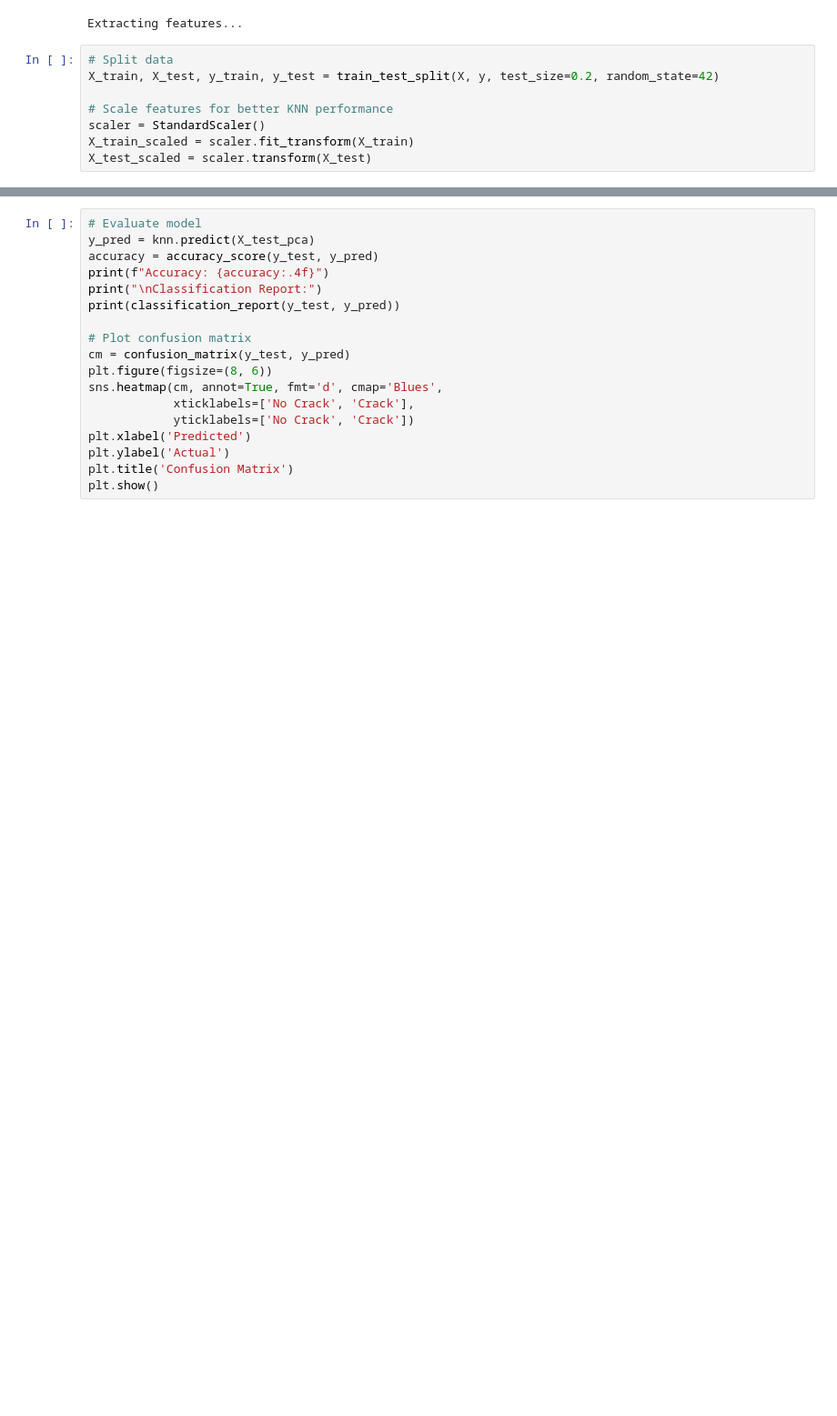
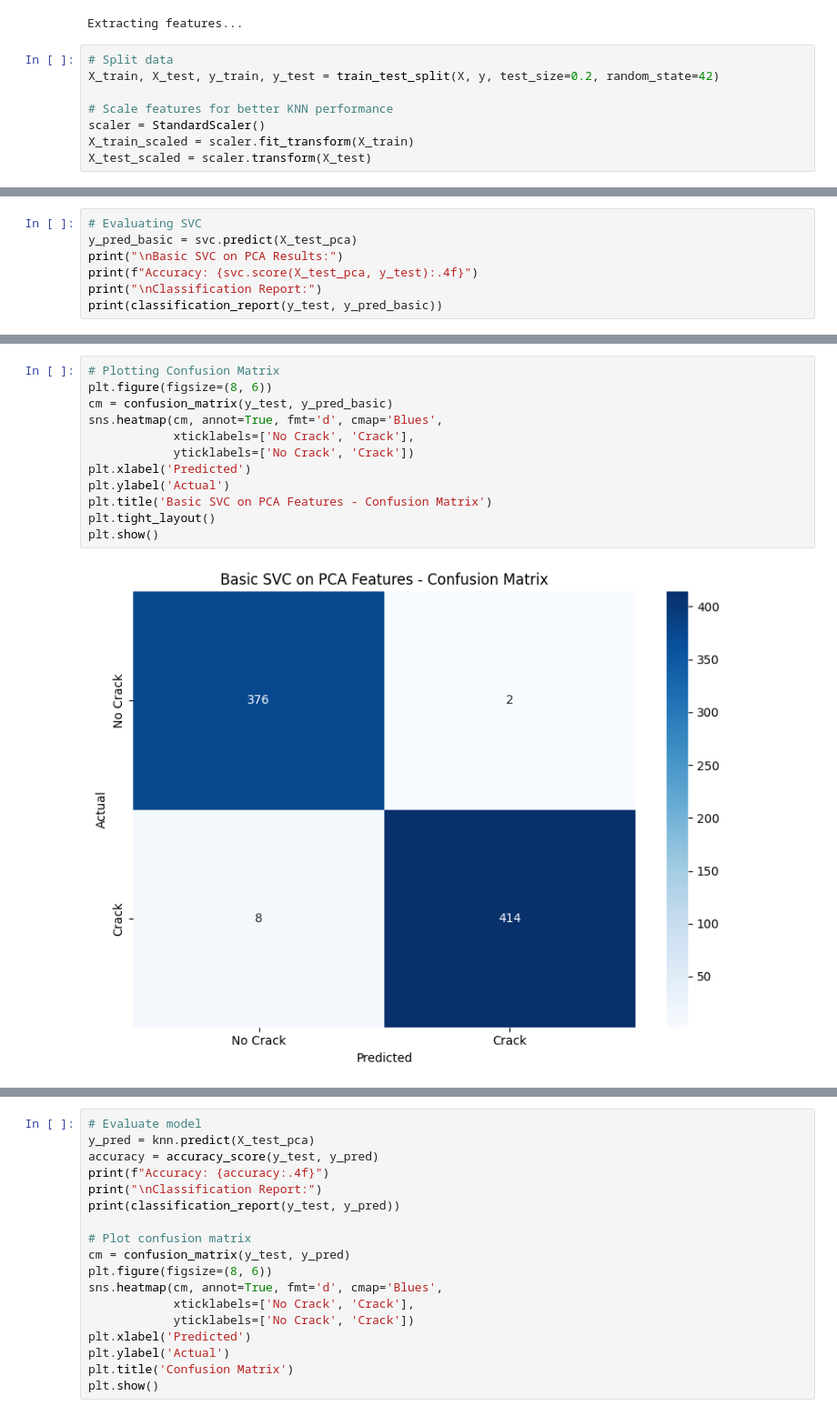
Before and after one commit to call-me-jot/surface-crack-detector, a Jupyter notebook: surface_crack_detector.ipynb, the cells around one changed output, grey strips where cells are left out. Shown at 91% size. Saved outputs shown, nothing was run; the diff lists cells and outputs as text; blank space fills up the shorter version.

```diff
--- a/surface_crack_detector.ipynb
+++ b/surface_crack_detector.ipynb
@@ -280,0 +296,7 @@ KNeighborsClassifier(algorithm='kd_tree', n_jobs=-1, weights='distance')
+# %%
+# Evaluating SVC
+y_pred_basic = svc.predict(X_test_pca)
+print("\nBasic SVC on PCA Results:")
+print(f"Accuracy: {svc.score(X_test_pca, y_test):.4f}")
+print("\nClassification Report:")
+print(classification_report(y_test, y_pred_basic))
@@ -280,0 +316,14 @@ KNeighborsClassifier(algorithm='kd_tree', n_jobs=-1, weights='distance')
+# %%
+# Plotting Confusion Matrix
+plt.figure(figsize=(8, 6))
+cm = confusion_matrix(y_test, y_pred_basic)
+sns.heatmap(cm, annot=True, fmt='d', cmap='Blues',
+            xticklabels=['No Crack', 'Crack'],
+            yticklabels=['No Crack', 'Crack'])
+plt.xlabel('Predicted')
+plt.ylabel('Actual')
+plt.title('Basic SVC on PCA Features - Confusion Matrix')
+plt.tight_layout()
+plt.show()
+# %% [output]
+[figure, added]
```
Also changed, not shown: parts of 10 cells of this notebook.
